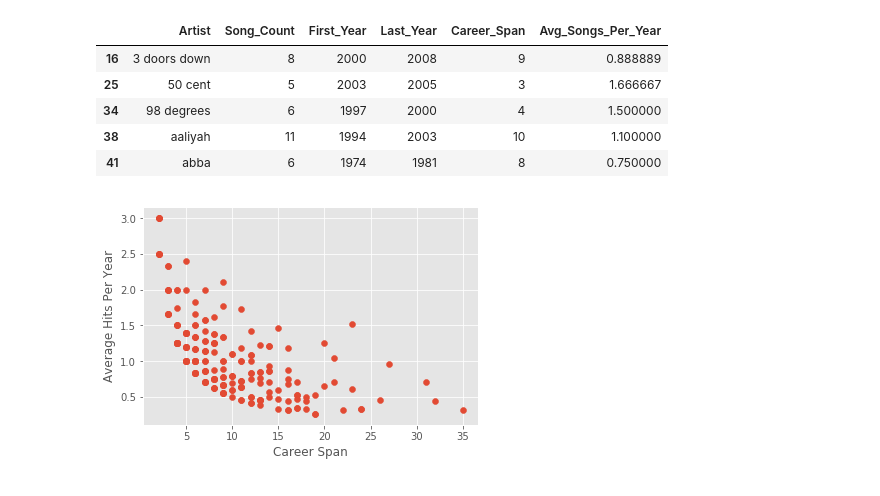
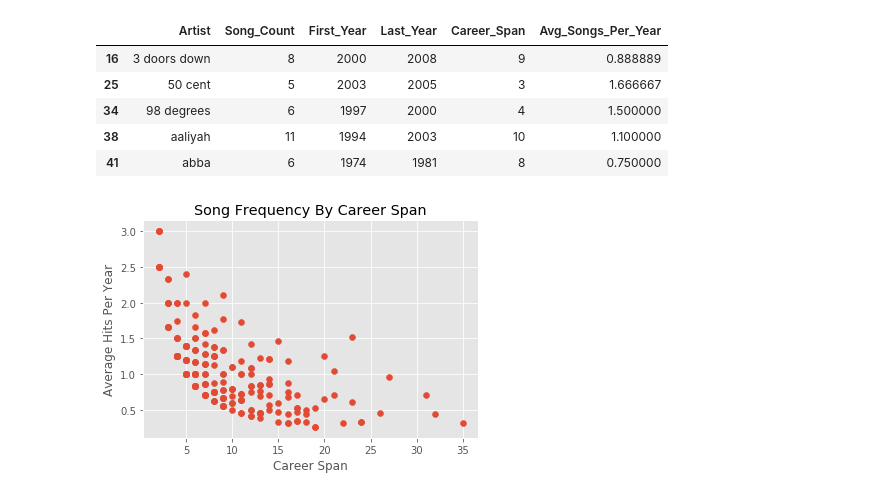
Before and after one commit to manulohiya/lyrics-billboard, a Jupyter notebook: notebooks/lyrics.ipynb, the cells around one changed output. Saved outputs shown, nothing was run; the diff lists cells and outputs as text; code cells hidden in the pictures.

```diff
--- a/notebooks/lyrics.ipynb
+++ b/notebooks/lyrics.ipynb
@@ -158,15 +158,16 @@ grouped_df_min5.head()
 # %%
 y = grouped_df_min5.Avg_Songs_Per_Year
 x = grouped_df_min5.Career_Span
 # plt.scatter(x, y, s=area, c=colors, alpha=0.5)
 
 
 fig = plt.figure()
 ax = fig.add_subplot(111)
+ax.set_title('Song Frequency By Career Span')
 ax.set_xlabel('Career Span')
 ax.set_ylabel('Average Hits Per Year')
 
 plt.scatter(x,y)
 plt.show()
 # %% [output]
-[figure, old version]
+[figure, new version]
```
Also changed, not shown: parts of 6 cells of this notebook, 1 other file.
